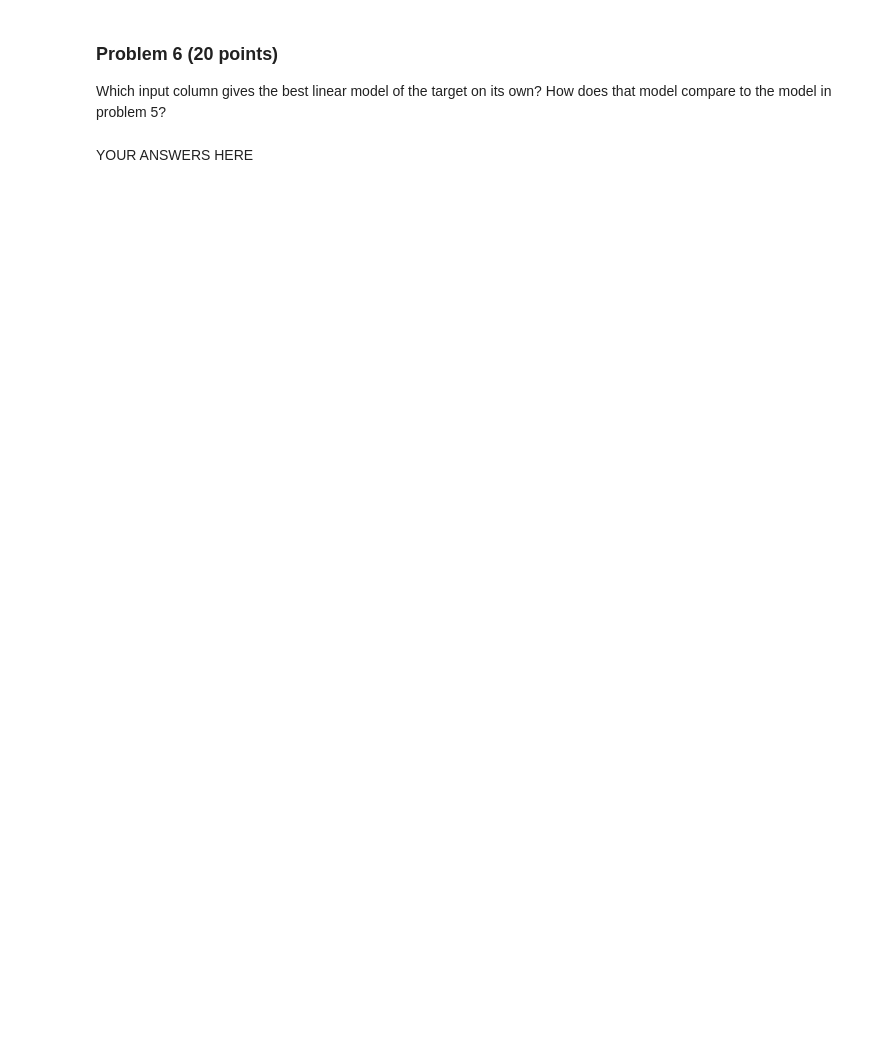
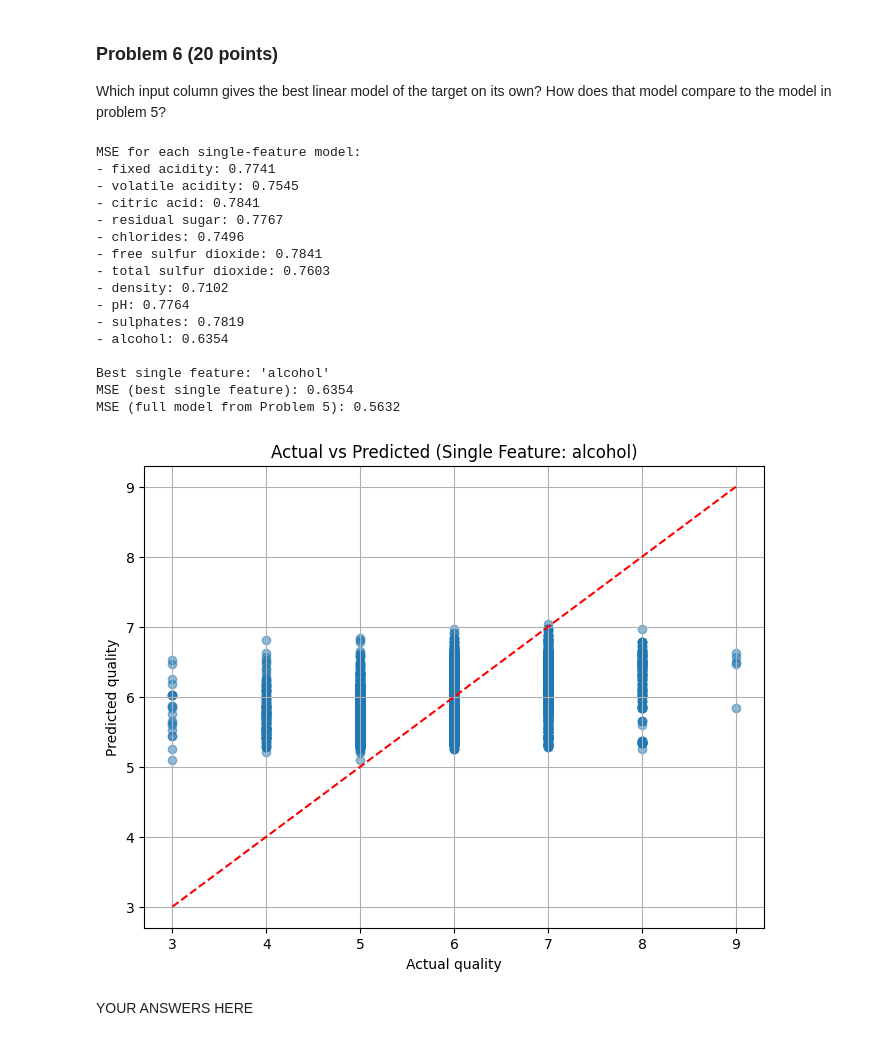
Before and after one commit to kronenflex/homeworks_mds_DX_601, a Jupyter notebook: homework12ds/project.ipynb, the cells around one changed output. Saved outputs shown, nothing was run; the diff lists cells and outputs as text; code cells hidden in the pictures; blank space fills up the shorter version.

```diff
--- a/homework12ds/project.ipynb
+++ b/homework12ds/project.ipynb
@@ -124,2 +328,61 @@ How does that model compare to the model in problem 5?
+# %%
+# YOUR CODE HERE
+
+single_feature_results = {}
+
+for col in X.columns:
+    X_single = X[[col]]
+    model = sklearn.linear_model.LinearRegression()
+    model.fit(X_single, y)
+    preds_single = model.predict(X_single)
+    mse_single = np.mean((y - preds_single) ** 2)
+    single_feature_results[col] = mse_single
+
+best_col, best_mse = min(single_feature_results.items(), key=lambda v: v[1])
+
+print("MSE for each single-feature model:")
+for col, col_mse in single_feature_results.items():
+    print(f"- {col}: {col_mse:.4f}")
+
+print(f"\nBest single feature: '{best_col}'")
+print(f"MSE (best single feature): {best_mse:.4f}")
+print(f"MSE (full model from Problem 5): {mse_full:.4f}")
+
+# Fit and plot for the best feature
+X_best = X[[best_col]]
+best_model = sklearn.linear_model.LinearRegression()
+best_model.fit(X_best, y)
+best_preds = best_model.predict(X_best)
+
+plt.figure(figsize=(8, 6))
+plt.scatter(y, best_preds, alpha=0.5)
+plt.title(f"Actual vs Predicted (Single Feature: {best_col})")
+plt.xlabel("Actual quality")
+plt.ylabel("Predicted quality")
+
+min_val = min(y.min(), best_preds.min())
+max_val = max(y.max(), best_preds.max())
+plt.plot([min_val, max_val], [min_val, max_val], "r--")
+
+plt.grid(True)
+plt.show()
+# %% [output]
+MSE for each single-feature model:
+- fixed acidity: 0.7741
+- volatile acidity: 0.7545
+- citric acid: 0.7841
+- residual sugar: 0.7767
+- chlorides: 0.7496
+- free sulfur dioxide: 0.7841
+- total sulfur dioxide: 0.7603
+- density: 0.7102
+- pH: 0.7764
+- sulphates: 0.7819
+- alcohol: 0.6354
+
+Best single feature: 'alcohol'
+MSE (best single feature): 0.6354
+MSE (full model from Problem 5): 0.5632
+[figure, added]
 # %% [markdown]
 YOUR ANSWERS HERE
```
Also changed, not shown: parts of 33 cells of this notebook.
